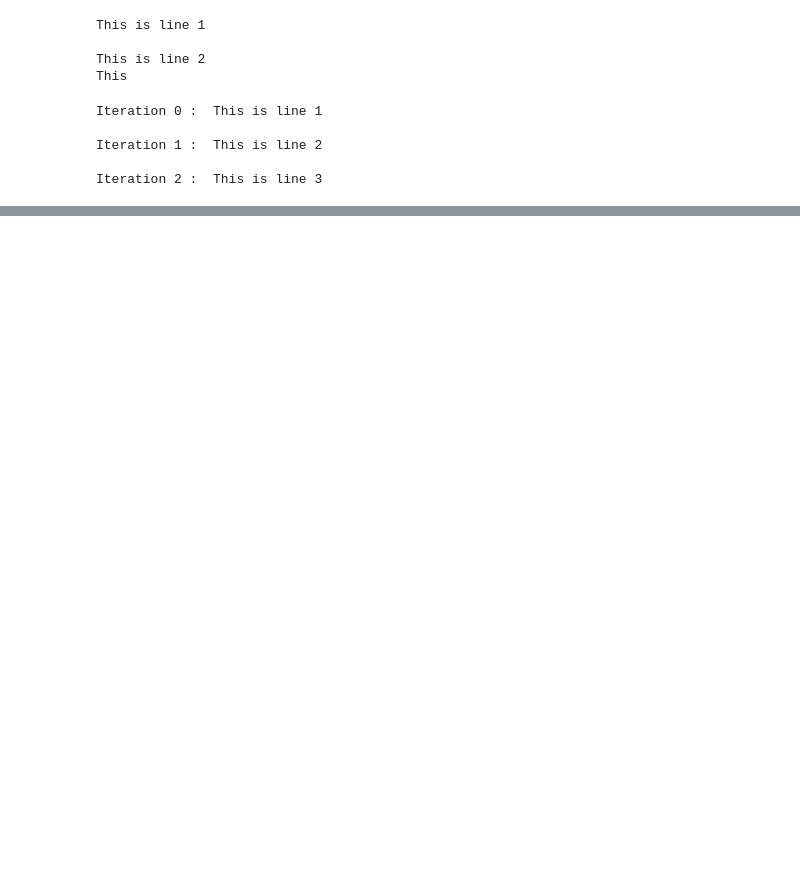
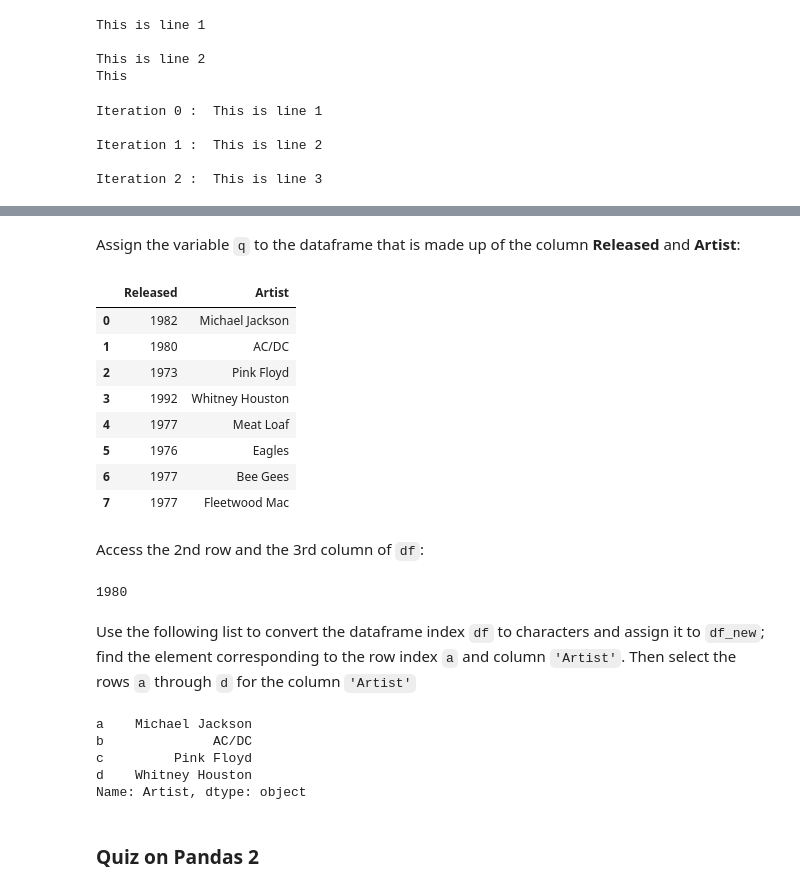
Before and after one commit to PosgradoMNA/actividades-de-aprendizaje-jeesperon, a Jupyter notebook: Act1_Sem2.ipynb, the cells around one changed output, grey strips where cells are left out. Drawn from its saved outputs; the diff is of its cells as text; code cells hidden in the pictures; blank space fills up the shorter version.

```diff
--- a/Act1_Sem2.ipynb
+++ b/Act1_Sem2.ipynb
@@ -146,0 +550,39 @@ FileasList[2]
+# %% [markdown]
+Assign the variable <code>q</code> to the dataframe that is made up of the column <b>Released</b> and <b>Artist</b>:
+# %%
+# Write your code below and press Shift+Enter to execute
+q=df[['Released','Artist']]
+q
+# %% [output]
+|  | Released | Artist |
+| 0 | 1982 | Michael Jackson |
+| 1 | 1980 | AC/DC |
+| 2 | 1973 | Pink Floyd |
+| 3 | 1992 | Whitney Houston |
+| 4 | 1977 | Meat Loaf |
+| 5 | 1976 | Eagles |
+| 6 | 1977 | Bee Gees |
+| 7 | 1977 | Fleetwood Mac |
+# %% [markdown]
+Access the 2nd row and the 3rd column of <code>df</code>:
+# %%
+y=df.iloc[1,2] #considerar siempre que es menos 1 cuando mandamos a llamar por el número de fila o columna
+y
+# %% [output]
+1980
+# %% [markdown]
+Use the following list to convert the dataframe index <code>df</code> to characters and assign it to <code>df_new</code>; find the element corresponding to the row index <code>a</code> and column  <code>'Artist'</code>. Then select the rows <code>a</code> through <code>d</code> for the column  <code>'Artist'</code>
+# %%
+new_index=['a','b','c','d','e','f','g','h']
+df_new=df
+df_new.index=new_index
+df_new.loc['a', 'Artist'] #se usa iloc sólo cuando tenemos los índices claros de sus ubicaciones
+df_new.loc['a':'d', 'Artist'] #se usa loc sólo cuando tenemos los nombres de columnas e índices
+# %% [output]
+a    Michael Jackson
+b              AC/DC
+c         Pink Floyd
+d    Whitney Houston
+Name: Artist, dtype: object
+# %% [markdown]
+### Quiz on Pandas 2
```
Also changed, not shown: parts of 92 cells of this notebook.
